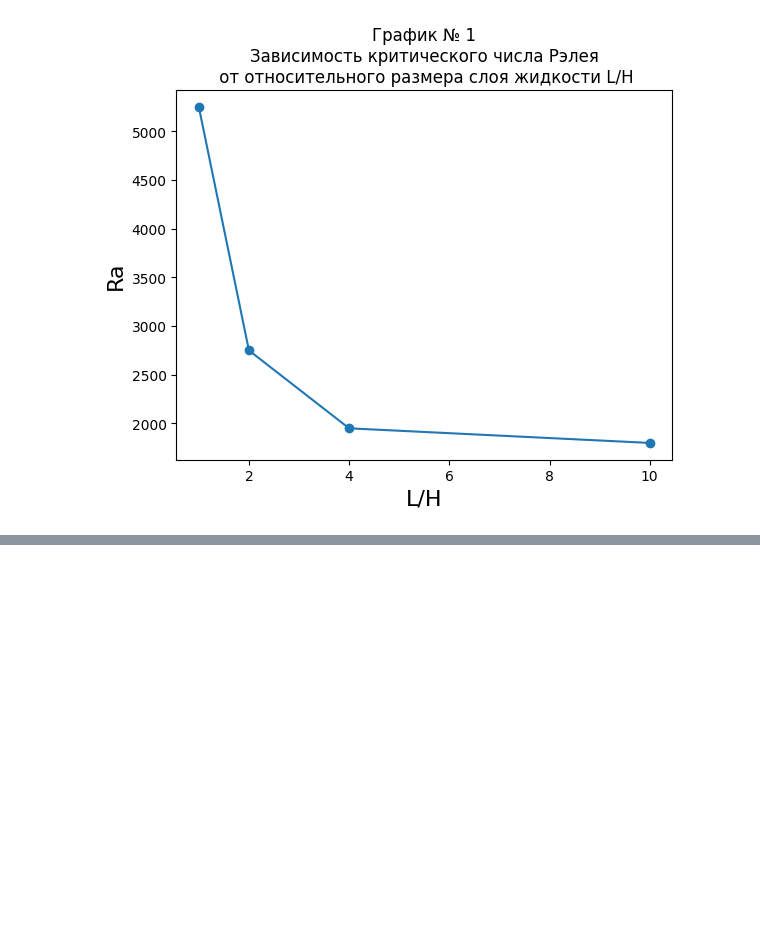
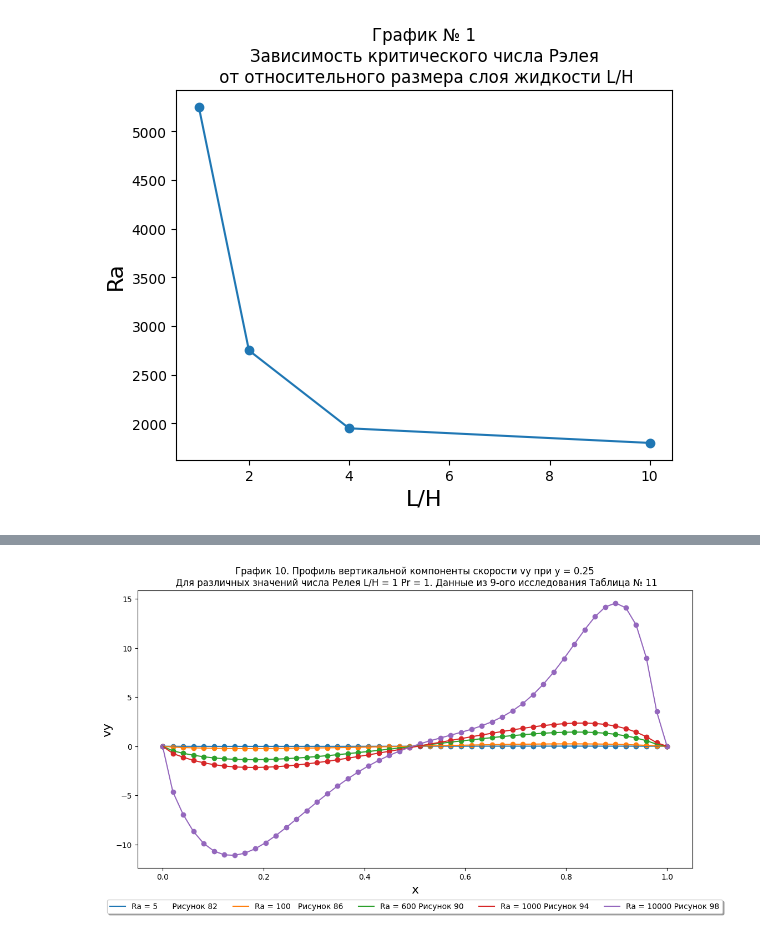
Before and after one commit to daniil225/MME, a Jupyter notebook: 2024/РГЗ/plotters.ipynb, the cells around one changed output, grey strips where cells are left out. Drawn from its saved outputs; the diff is of its cells as text; code cells hidden in the pictures; blank space fills up the shorter version.

```diff
--- a/2024/РГЗ/plotters.ipynb
+++ b/2024/РГЗ/plotters.ipynb
@@ -295,0 +403,94 @@ PlotGraph(Nu,
+# %%
+# Построение графиков профиля скороси vy в различных сечениях y = h/4, h/2, 3h/4
+# Построить профили температуры для всех валов при x = L/2 и ради интереса в H/4 и H/2 и 3H/4
+
+base_path_T = "T_vert/T"
+base_path_vy = "vy_vert/Vy"
+
+path_vy = GenPath(5, base_path_vy)
+path_T = GenPath(5, base_path_T)
+
+
+h4 = 0.2525252525253
+h2 = 0.5050505050505
+_3h4 =  0.7575757575758
+
+y3_convvall = {'y': [h4, h2, _3h4], 'pos': ["от холодной к горячей", "Центральный", 'от горячей к холодной']}
+
+
+DatasVy_h4 = [DataVy(path_vy_i, h4) for path_vy_i in path_vy]
+DatasVy_h2 = [DataVy(path_vy_i, h2) for path_vy_i in path_vy]
+DatasVy_3h4 = [DataVy(path_vy_i, _3h4) for path_vy_i in path_vy]
+
+
+DatasT_Ra5 =     [DataVy(path_T[0], yi) for yi in y3_convvall['y']]
+DatasT_Ra100 =   [DataVy(path_T[1], yi) for yi in y3_convvall['y']]
+DatasT_Ra600 =   [DataVy(path_T[2], yi) for yi in y3_convvall['y']]
+DatasT_Ra1000 =  [DataVy(path_T[3], yi) for yi in y3_convvall['y']]
+DatasT_Ra10000 = [DataVy(path_T[4], yi) for yi in y3_convvall['y']]
+
+
+
+PlotGraph(DatasVy_h4,
+        'x',
+        'vy',
+        ["Ra = 5      Рисунок 82", "Ra = 100   Рисунок 86", "Ra = 600 Рисунок 90", "Ra = 1000 Рисунок 94", "Ra = 10000 Рисунок 98"],
+        "График 10. Профиль вертикальной компоненты скорости vy при y = " + str(np.round(DatasVy_h4[0]['y0'], 2)) + "\n Для различных значений числа Релея L/H = 1 Pr = 1. Данные из 9-ого исследования Таблица № 11" ,
+        "x",
+        "vy")
+
+PlotGraph(DatasVy_h2,
+        'x',
+        'vy',
+        ["Ra = 5      Рисунок 82", "Ra = 100   Рисунок 86", "Ra = 600 Рисунок 90", "Ra = 1000 Рисунок 94", "Ra = 10000 Рисунок 98"],
+        "График 11. Профиль вертикальной компоненты скорости vy при y = " + str(np.round(DatasVy_h2[0]['y0'], 2)) + "\n Для различных значений числа Релея L/H = 1 Pr = 1. Данные из 9-ого исследования Таблица № 11" ,
+        "x",
+        "vy")
+
+PlotGraph(DatasVy_3h4,
+        'x',
+        'vy',
+        ["Ra = 5      Рисунок 82", "Ra = 100   Рисунок 86", "Ra = 600 Рисунок 90", "Ra = 1000 Рисунок 94", "Ra = 10000 Рисунок 98"],
+        "График 12. Профиль вертикальной компоненты скорости vy при y = " + str(np.round(DatasVy_3h4[0]['y0'], 2)) + "\n Для различных значений числа Релея L/H = 1 Pr = 1. Данные из 9-ого исследования Таблица № 11" ,
+        "x",
+        "vy")
+
+# Температура
+
+PlotGraph(DatasT_Ra5,
+          'x',
+          'vy',
+          ["y = " + '{0:.2f} {pos}'.format(y3_convvall['y'][i], pos = y3_convvall['pos'][i]) for i in range(0, len(y3_convvall['y']))],
+          "График 13. Распределение температуры в различных сечениях по оси  Y. Ra = 5. (Рисунок 79) \n L/H = 1 Pr = 1. Данные из 9-ого исследования Таблица № 11",
+          "x",
+          "T")
+PlotGraph(DatasT_Ra100,
+          'x',
+          'vy',
+          ["y = " + '{0:.2f} {pos}'.format(y3_convvall['y'][i], pos = y3_convvall['pos'][i]) for i in range(0, len(y3_convvall['y']))],
+          "График 14. Распределение температуры в различных сечениях по оси  Y. Ra = 100. (Рисунок 83) \n L/H = 1 Pr = 1. Данные из 9-ого исследования Таблица № 11",
+          "x",
+          "T")
+PlotGraph(DatasT_Ra600,
+          'x',
+          'vy',
+          ["y = " + '{0:.2f} {pos}'.format(y3_convvall['y'][i], pos = y3_convvall['pos'][i]) for i in range(0, len(y3_convvall['y']))],
+          "График 15. Распределение температуры в различных сечениях по оси  Y. Ra = 600. (Рисунок 87) \n L/H = 1 Pr = 1. Данные из 9-ого исследования Таблица № 11",
+          "x",
+          "T")
+PlotGraph(DatasT_Ra1000,
+          'x',
+          'vy',
+          ["y = " + '{0:.2f} {pos}'.format(y3_convvall['y'][i], pos = y3_convvall['pos'][i]) for i in range(0, len(y3_convvall['y']))],
+          "График 16.Распределение температуры в различных сечениях по оси  Y. Ra = 1000. (Рисунок 91) \n L/H = 1 Pr = 1. Данные из 9-ого исследования Таблица № 11",
+          "x",
+          "T")
+PlotGraph(DatasT_Ra10000,
+          'x',
+          'vy',
+          ["y = " + '{0:.2f} {pos}'.format(y3_convvall['y'][i], pos = y3_convvall['pos'][i]) for i in range(0, len(y3_convvall['y']))],
+          "График 17.Распределение температуры в различных сечениях по оси  Y. Ra = 10000. (Рисунок 95) \n L/H = 1 Pr = 1. Данные из 9-ого исследования Таблица № 11",
+          "x",
+          "T")
+# %% [output]
+[figure, added]
```
Also changed, not shown: parts of 4 cells of this notebook, 14 other files.
